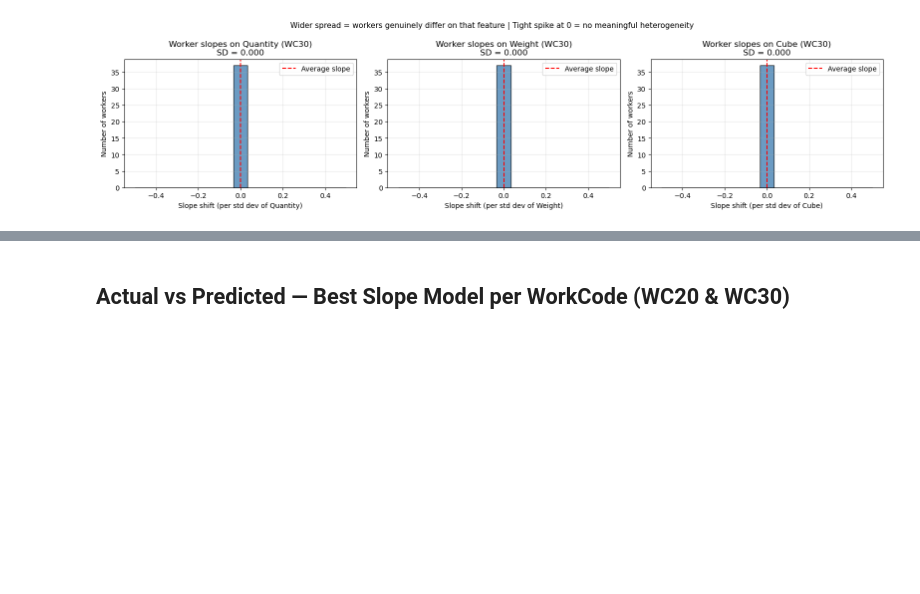
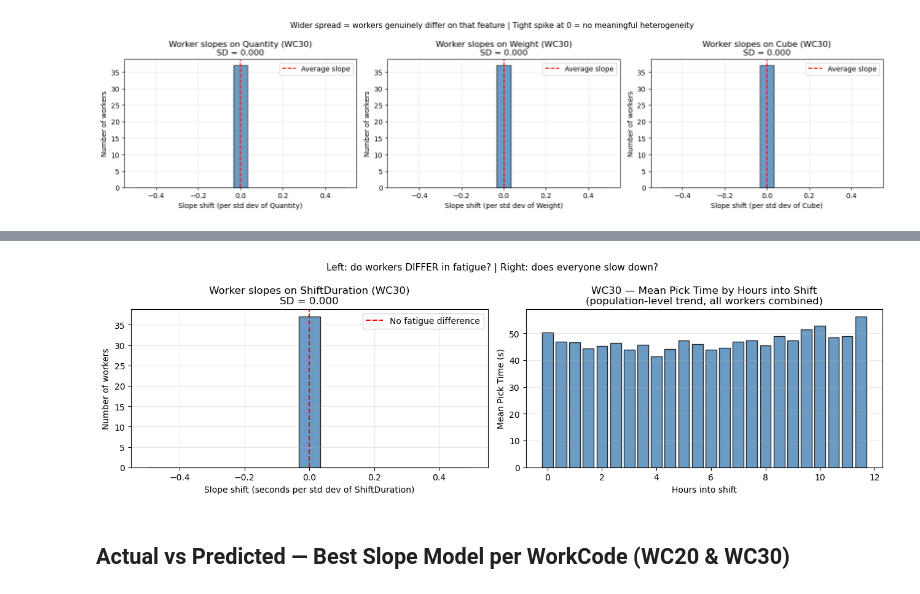
Before and after one commit to JiashenWangg/Lucas_Systems_Capstone_Project, a Jupyter notebook: Model_Betsy_Conan/random_effects/random_slopes_chunk_level.ipynb, the cells around one changed output, grey strips where cells are left out. Drawn from its saved outputs; the diff is of its cells as text; code cells hidden in the pictures; blank space fills up the shorter version.

```diff
--- a/Model_Betsy_Conan/random_effects/random_slopes_chunk_level.ipynb
+++ b/Model_Betsy_Conan/random_effects/random_slopes_chunk_level.ipynb
@@ -69,8 +72,17 @@ def load_engineered_data(warehouse, workcode, max_time=300):
     d["date"]     = d["Timestamp"].dt.date
     d["WorkCode"] = d["WorkCode"].astype(str).str.replace(".0", "", regex=False)
 
-    # Strip all features not available at prediction time:
-    # distance, sequential (same_lockey etc.), and time-based features
+    # ShiftDuration: hours since worker's first pick of the day
+    # Computed from training timestamps — used only for the mixed model diagnostic,
+    # NOT included in XGBoost features since timestamps aren't available at prediction time
+    d = d.sort_values(["UserID", "date", "Timestamp"])
+    d["shift_start"]    = d.groupby(["UserID", "date"])["Timestamp"].transform("min")
+    d["ShiftDuration"]  = (
+        (d["Timestamp"] - d["shift_start"]).dt.total_seconds() / 3600
+    ).clip(lower=0)
+    d = d.drop(columns=["shift_start"])
+
+    # Strip all features not available at prediction time
     features = [
         f for f in features_all
         if f not in NOT_AVAILABLE_AT_PREDICTION
@@ -454,0 +482,68 @@ plt.show()
+# %%
+# Load WC30 training data — most data, most reliable estimates
+df_wc30, _, _ = load_engineered_data(WAREHOUSE, "30", MAX_TIME)
+train30, _    = split_by_days(df_wc30)
+
+print(f"WC30 training rows: {len(train30)}")
+print(f"Shift duration range: {train30['ShiftDuration'].min():.2f}h "
+      f"to {train30['ShiftDuration'].max():.2f}h")
+print(f"Mean shift duration: {train30['ShiftDuration'].mean():.2f}h\n")
+
+# Fit random slope on ShiftDuration
+# This is purely diagnostic — ShiftDuration is NOT used in XGBoost
+slopes_shift = estimate_random_slopes(train30, "ShiftDuration")
+slope_col    = "worker_slope_shiftduration"
+
+slope_sd = slopes_shift[slope_col].std() if slope_col in slopes_shift.columns else 0.0
+
+print(f"\nSlope SD across workers: {slope_sd:.3f}")
+print("Interpretation:")
+if slope_sd < 0.5:
+    print("  Slope SD ≈ 0 — workers do not differ meaningfully in fatigue progression.")
+    print("  The random intercept model is sufficient.")
+else:
+    print("  Slope SD > 0 — workers differ in how much they slow down over their shift.")
+    print("  Some workers fatigue faster than others.")
+
+# Plot slope distribution
+fig, axes = plt.subplots(1, 2, figsize=(13, 4))
+
+# Left: slope distribution
+if slope_col in slopes_shift.columns:
+    axes[0].hist(slopes_shift[slope_col], bins=15,
+                 edgecolor="black", color="steelblue", alpha=0.8)
+    axes[0].axvline(0, color="red", linestyle="--",
+                    linewidth=1.5, label="No fatigue difference")
+    axes[0].set_title(f"Worker slopes on ShiftDuration (WC30)\nSD = {slope_sd:.3f}")
+    axes[0].set_xlabel("Slope shift (seconds per std dev of ShiftDuration)")
+    axes[0].set_ylabel("Number of workers")
+    axes[0].legend()
+    axes[0].grid(True, alpha=0.3)
+
+# Right: mean pick time by shift hour — population-level fatigue trend
+# (even if workers don't DIFFER in fatigue, everyone may slow down)
+train30["shift_hour_bin"] = (train30["ShiftDuration"] // 0.5) * 0.5  # 30-min bins
+shift_means = (
+    train30.groupby("shift_hour_bin")["Time_Delta_sec"]
+    .agg(["mean", "count"])
+    .reset_index()
+    .rename(columns={"mean": "Mean pick time (s)", "count": "N picks"})
+)
+# Only show bins with enough picks
+shift_means = shift_means[shift_means["N picks"] > 50]
+
+axes[1].bar(shift_means["shift_hour_bin"], shift_means["Mean pick time (s)"],
+            width=0.4, color="steelblue", edgecolor="black", alpha=0.8)
+axes[1].set_xlabel("Hours into shift")
+axes[1].set_ylabel("Mean Pick Time (s)")
+axes[1].set_title("WC30 — Mean Pick Time by Hours into Shift\n"
+                  "(population-level trend, all workers combined)")
+axes[1].grid(True, alpha=0.3, axis="y")
+
+plt.suptitle(
+    "Left: do workers DIFFER in fatigue? | Right: does everyone slow down?",
+    fontsize=11
+)
+plt.tight_layout()
+plt.show()
+# %% [output]
@@ -455,3 +560,4 @@ plt.show()
+[figure, added]
 # %% [markdown]
 ## Actual vs Predicted — Best Slope Model per WorkCode (WC20 & WC30)
 # %%
```
Also changed, not shown: parts of 5 cells of this notebook, 8 other files.
